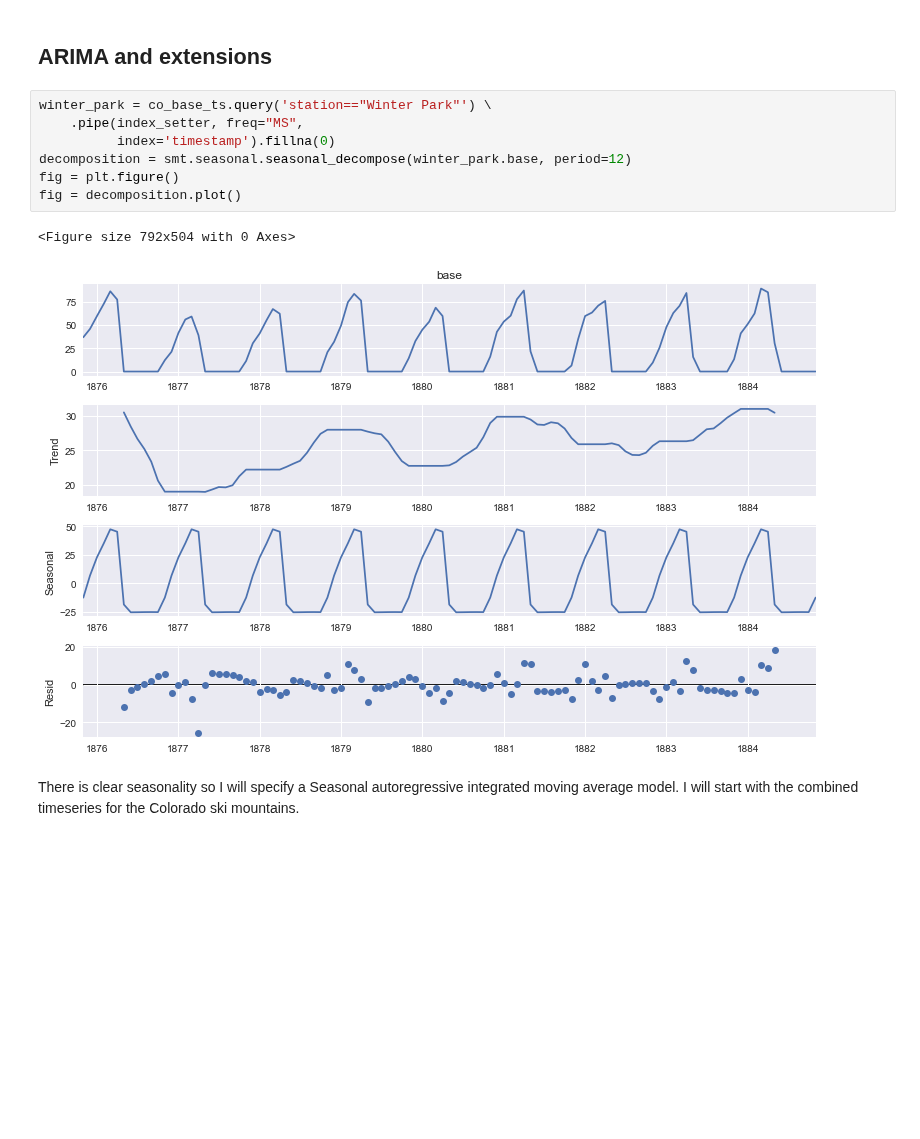
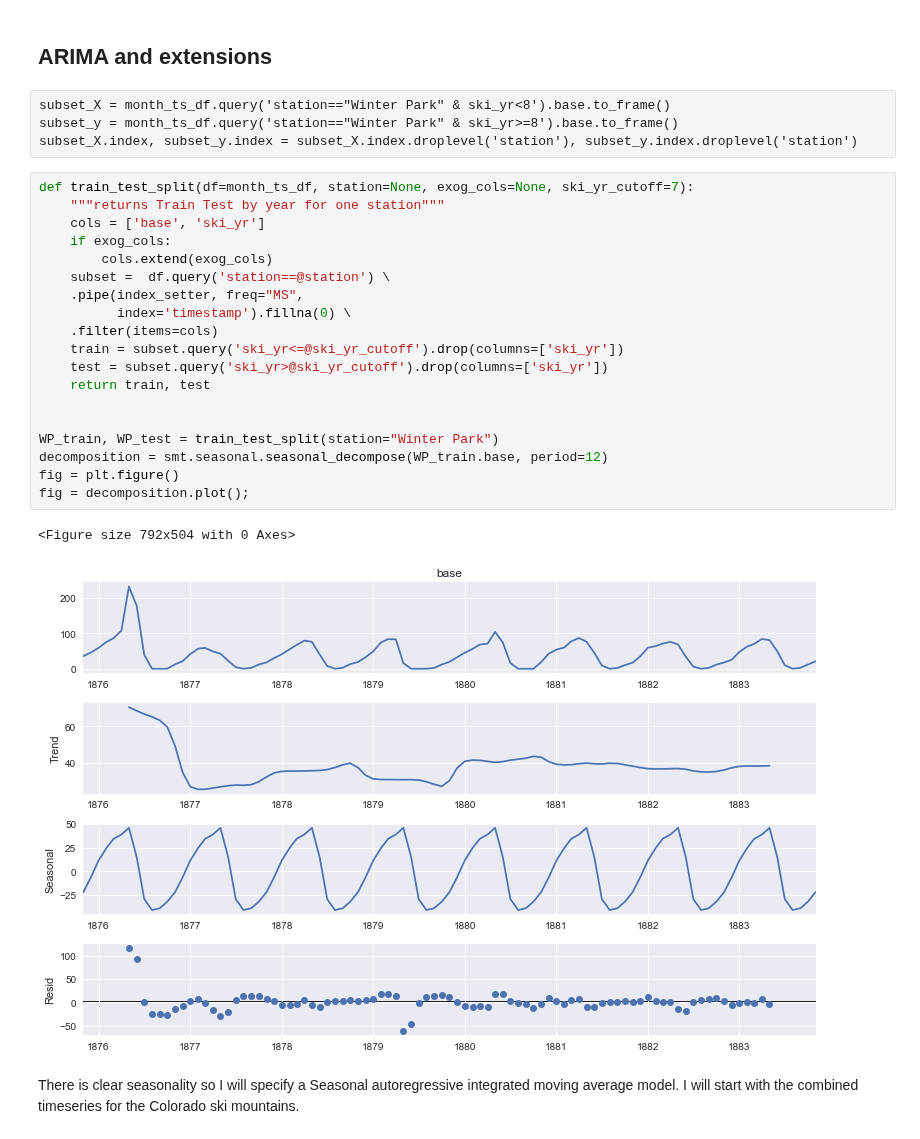
Before and after one commit to chrisoyer/ski-snow-modeling, a Jupyter notebook: src/analysis/snow_ts_analysis.ipynb, the cells around one changed output. Cells and saved outputs as stored; diff of their text form; blank space fills up the shorter version.

```diff
--- a/src/analysis/snow_ts_analysis.ipynb
+++ b/src/analysis/snow_ts_analysis.ipynb
@@ -214,15 +229,31 @@ def IC_chooser(unwrapped_mod=None, X=None, y=None, order_limit=(2,1)):
     return ic_df
 # %% [markdown]
 ## ARIMA and extensions
-# %%
-winter_park = co_base_ts.query('station=="Winter Park"') \
-    .pipe(index_setter, freq="MS",
-          index='timestamp').fillna(0)
-decomposition = smt.seasonal.seasonal_decompose(winter_park.base, period=12)
-fig = plt.figure()
-fig = decomposition.plot()
-# %% [output]
-<Figure size 792x504 with 0 Axes>
-[figure, removed]
+# %% [raw]
+subset_X = month_ts_df.query('station=="Winter Park" & ski_yr<8').base.to_frame()
+subset_y = month_ts_df.query('station=="Winter Park" & ski_yr>=8').base.to_frame()
+subset_X.index, subset_y.index = subset_X.index.droplevel('station'), subset_y.index.droplevel('station')
+# %%
+def train_test_split(df=month_ts_df, station=None, exog_cols=None, ski_yr_cutoff=7):
+    """returns Train Test by year for one station"""
+    cols = ['base', 'ski_yr']
+    if exog_cols:
+        cols.extend(exog_cols)
+    subset =  df.query('station==@station') \
+    .pipe(index_setter, freq="MS",
+          index='timestamp').fillna(0) \
+    .filter(items=cols)
+    train = subset.query('ski_yr<=@ski_yr_cutoff').drop(columns=['ski_yr'])
+    test = subset.query('ski_yr>@ski_yr_cutoff').drop(columns=['ski_yr'])
+    return train, test
+
+
+WP_train, WP_test = train_test_split(station="Winter Park")
+decomposition = smt.seasonal.seasonal_decompose(WP_train.base, period=12)
+fig = plt.figure()
+fig = decomposition.plot();
+# %% [output]
+<Figure size 792x504 with 0 Axes>
+[figure, added]
 # %% [markdown]
 There is clear seasonality so I will specify a Seasonal autoregressive integrated moving average model. I will start with the combined timeseries for the Colorado ski mountains.
```
Also changed, not shown: parts of 16 cells of this notebook.
